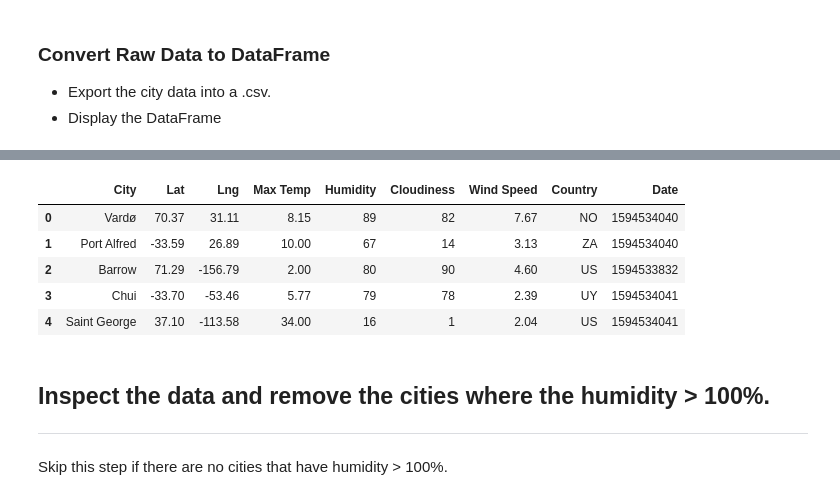
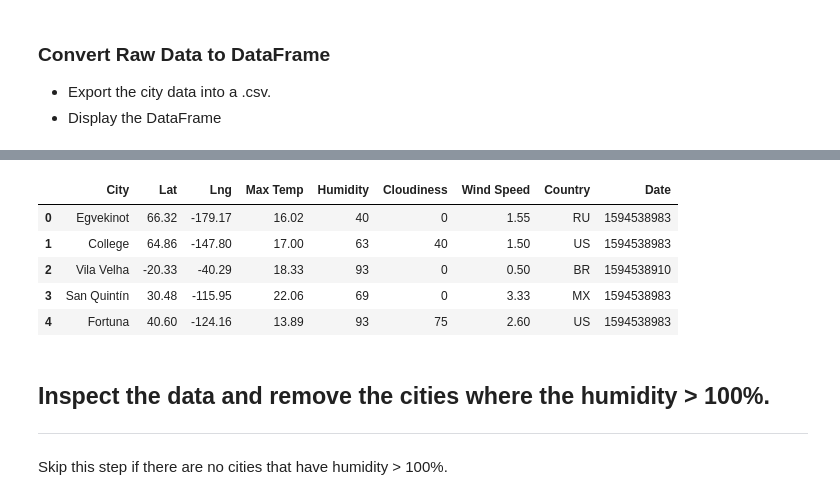
Before and after one commit to Gnosder/python-api-challenge, a Jupyter notebook: WeatherPy/WeatherPy.ipynb, the cells around one changed output, grey strips where cells are left out. Cells and saved outputs as stored; diff of their text form; code cells hidden in the pictures.

```diff
--- a/WeatherPy/WeatherPy.ipynb
+++ b/WeatherPy/WeatherPy.ipynb
@@ -177,14 +159,14 @@ Date          554
 dtype: int64
 # %%
-weather_df.to_csv(index=False)
+weather_df.to_csv(output_data_file,index=False)
 weather_df.head()
 # %% [output]
 |  | City | Lat | Lng | Max Temp | Humidity | Cloudiness | Wind Speed | Country | Date |
-| 0 | Vardø | 70.37 | 31.11 | 8.15 | 89 | 82 | 7.67 | NO | 1594534040 |
-| 1 | Port Alfred | -33.59 | 26.89 | 10.00 | 67 | 14 | 3.13 | ZA | 1594534040 |
-| 2 | Barrow | 71.29 | -156.79 | 2.00 | 80 | 90 | 4.60 | US | 1594533832 |
-| 3 | Chui | -33.70 | -53.46 | 5.77 | 79 | 78 | 2.39 | UY | 1594534041 |
-| 4 | Saint George | 37.10 | -113.58 | 34.00 | 16 | 1 | 2.04 | US | 1594534041 |
+| 0 | Egvekinot | 66.32 | -179.17 | 16.02 | 40 | 0 | 1.55 | RU | 1594538983 |
+| 1 | College | 64.86 | -147.80 | 17.00 | 63 | 40 | 1.50 | US | 1594538983 |
+| 2 | Vila Velha | -20.33 | -40.29 | 18.33 | 93 | 0 | 0.50 | BR | 1594538910 |
+| 3 | San Quintín | 30.48 | -115.95 | 22.06 | 69 | 0 | 3.33 | MX | 1594538983 |
+| 4 | Fortuna | 40.60 | -124.16 | 13.89 | 93 | 75 | 2.60 | US | 1594538983 |
 # %% [markdown]
 ## Inspect the data and remove the cities where the humidity > 100%.
 ----
```
Also changed, not shown: parts of 4 cells of this notebook, 3 other files.
